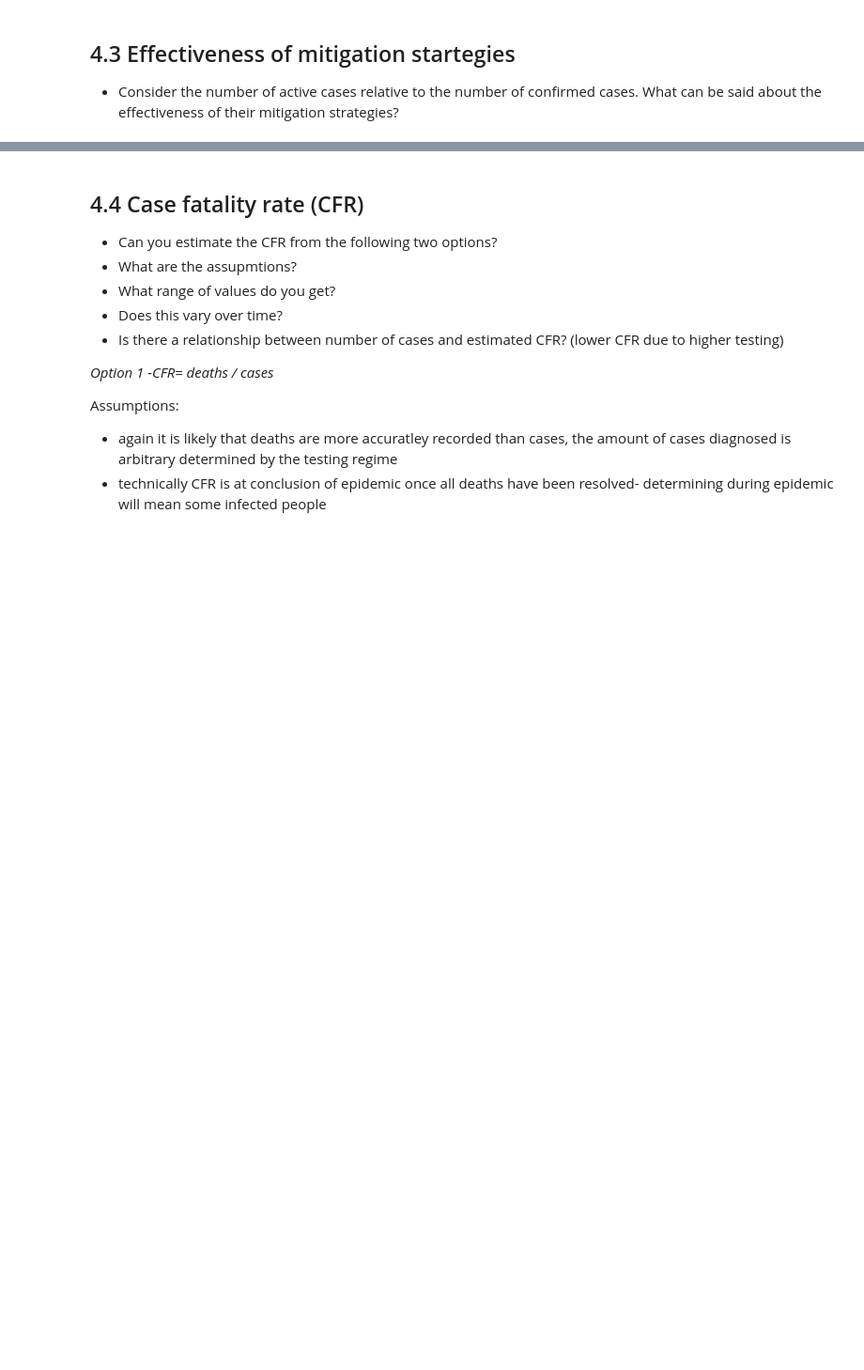
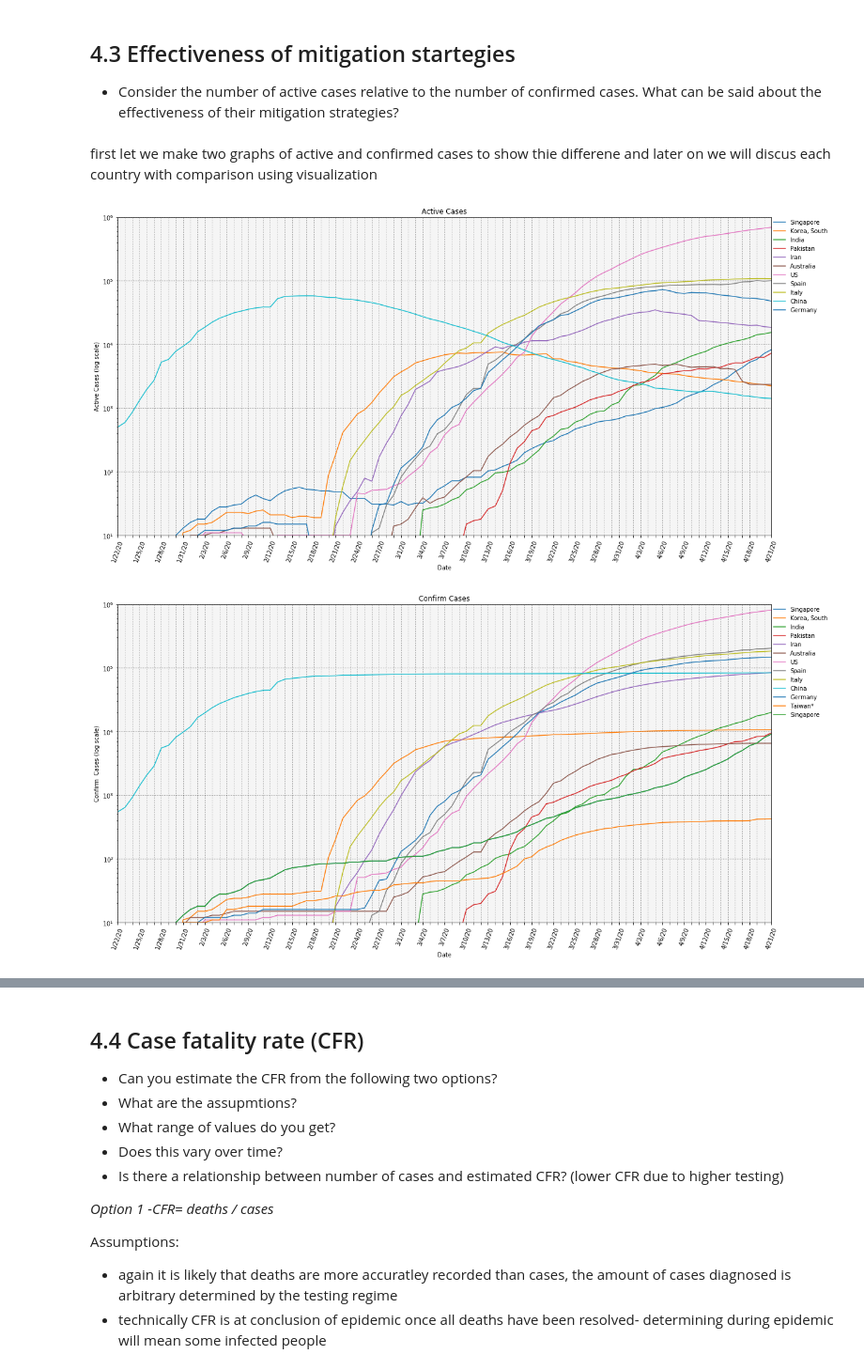
Before and after one commit to SheikhHamxa/Fiver-project_Data-Analysis-, a Jupyter notebook: Analysis 1.ipynb, the cells around one changed output, grey strips where cells are left out. Shown at 94% size. Saved outputs shown, nothing was run; the diff lists cells and outputs as text; code cells hidden in the pictures; blank space fills up the shorter version.

```diff
--- a/Analysis 1.ipynb
+++ b/Analysis 1.ipynb
@@ -201,6 +203,11 @@ Name_in_CountryC=['Bahamas, The','Gambia, The','Myanmar','Lao PDR','Syrian Arab
 
 for new in Name_in_JHpk:
     country_codes.rename(index={Name_in_CountryC[Name_in_JHpk.index(new)]:new},inplace=True)
+# %%
+confirmed_grouped.rename(columns={'Country/Region': 'Country_Region',
+                                   }, inplace=True)
+active_grouped.rename(columns={'Country/Region': 'Country_Region',
+                                   }, inplace=True)
 # %% [markdown]
 **Jason Notes**
 There may be inconsistencies in the formats used, or errors in the data. How are you handling that?
@@ -398,3 +406,6 @@ Average:  0.0
 # %% [markdown]
 ## 4.3 Effectiveness of mitigation startegies
 * Consider the number of active cases relative to the number of confirmed cases. What can be said about the effectiveness of their mitigation strategies?
+# %% [markdown]
+first let we make two graphs of active and confirmed cases to show thie differene and later on we will discus each country
+with comparison using visualization
@@ -400,0 +462,22 @@ Average:  0.0
+# %%
+df=active_grouped
+countries=['Singapore','Korea, South','India','Pakistan','Iran','Australia','US','Spain','Italy','China','Germany']
+log=1
+title='Active Cases'
+xtitle='Date'
+ytitle='Active Cases (log scale)'
+
+plot_by_date(df,countries,log,title,xtitle,ytitle)
+
+
+df=confirmed_grouped
+countries=['Singapore','Korea, South','India','Pakistan','Iran','Australia','US','Spain','Italy','China','Germany','Taiwan*','Singapore']
+log=1
+title='Confirm Cases'
+xtitle='Date'
+ytitle='Confirm  Cases (log scale)'
+
+plot_by_date(df,countries,log,title,xtitle,ytitle)
+# %% [output]
+[figure, added]
+[figure, added]
```
Also changed, not shown: parts of 49 cells of this notebook.
